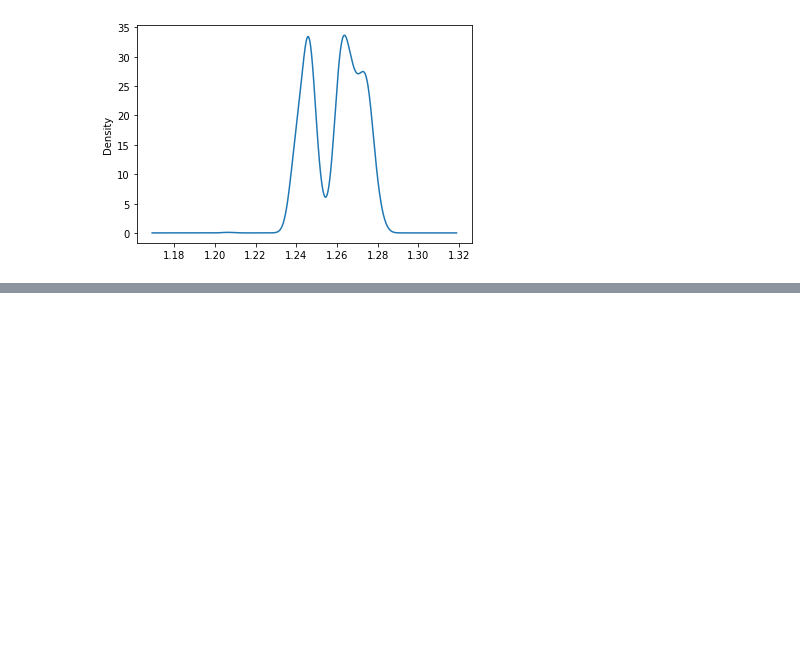
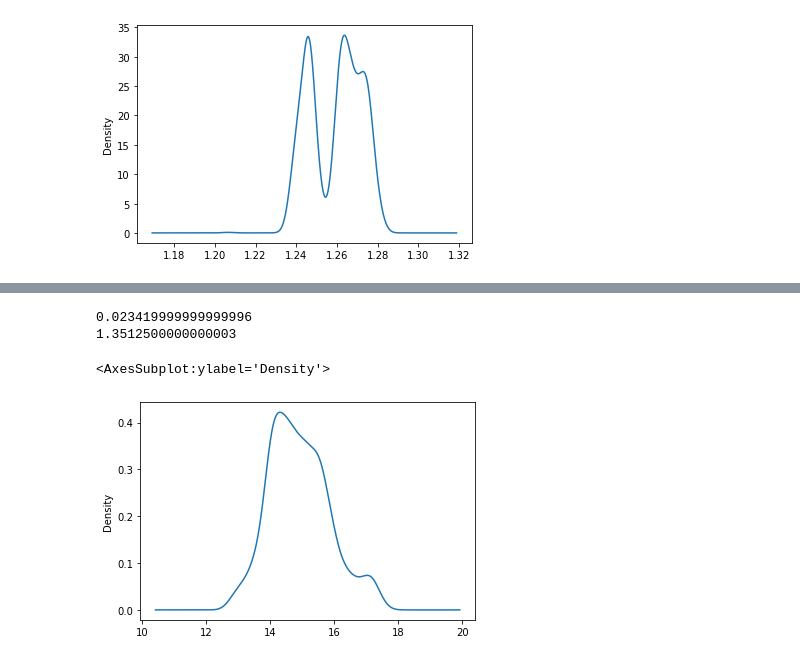
Before and after one commit to agnes-riviere/MOLONARI_1D_RESOURCES, a Jupyter notebook: Students/data-cleaning-Sisca.ipynb, the cells around one changed output, grey strips where cells are left out. Saved outputs shown, nothing was run; the diff lists cells and outputs as text; code cells hidden in the pictures; blank space fills up the shorter version.

```diff
--- a/Students/data-cleaning-Sisca.ipynb
+++ b/Students/data-cleaning-Sisca.ipynb
@@ -236,0 +308,22 @@ final_capteur_riviere['tension_V'].plot.kde()
+# %%
+Q1_tension = np.percentile(capteur_riviere['tension_V'][1:], 25)
+Q3_tension = np.percentile(capteur_riviere['tension_V'][1:], 75)
+
+iqr_tension = Q3_tension - Q1_tension
+print(iqr_tension)
+
+Q1_temperature = np.percentile(capteur_riviere['temperature_stream_C'][1:], 25)
+Q3_temperature = np.percentile(capteur_riviere['temperature_stream_C'][1:], 75)
+
+iqr_temperature = Q3_temperature - Q1_temperature
+print(iqr_temperature)
+# %% [output]
+0.023419999999999996
+1.3512500000000003
+# %%
+final_capteur_riviere = capteur_riviere[(capteur_riviere['temperature_stream_C'] > Q1_temperature-1.5*iqr_temperature) & (capteur_riviere['temperature_stream_C'] < Q3_temperature+1.5*iqr_temperature)][(capteur_riviere['tension_V'] > Q1_tension-1.5*iqr_tension) & (capteur_riviere['tension_V'] < Q3_tension+1.5*iqr_tension)]
+
+final_capteur_riviere['temperature_stream_C'].plot.kde()
+# %% [output]
+<AxesSubplot:ylabel='Density'>
+[figure, added]
```
Also changed, not shown: parts of 11 cells of this notebook.
